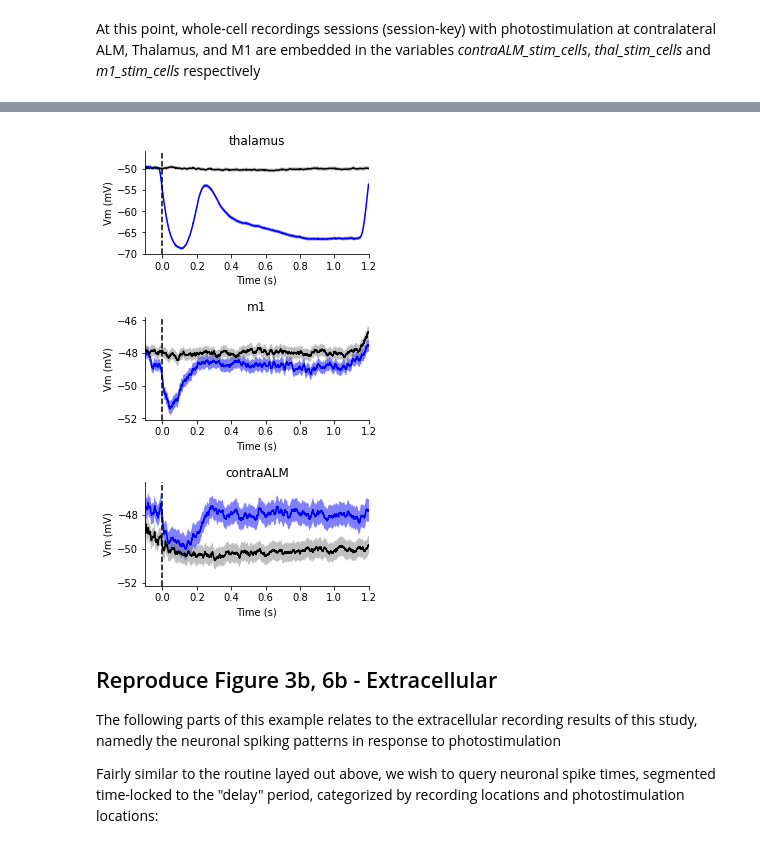
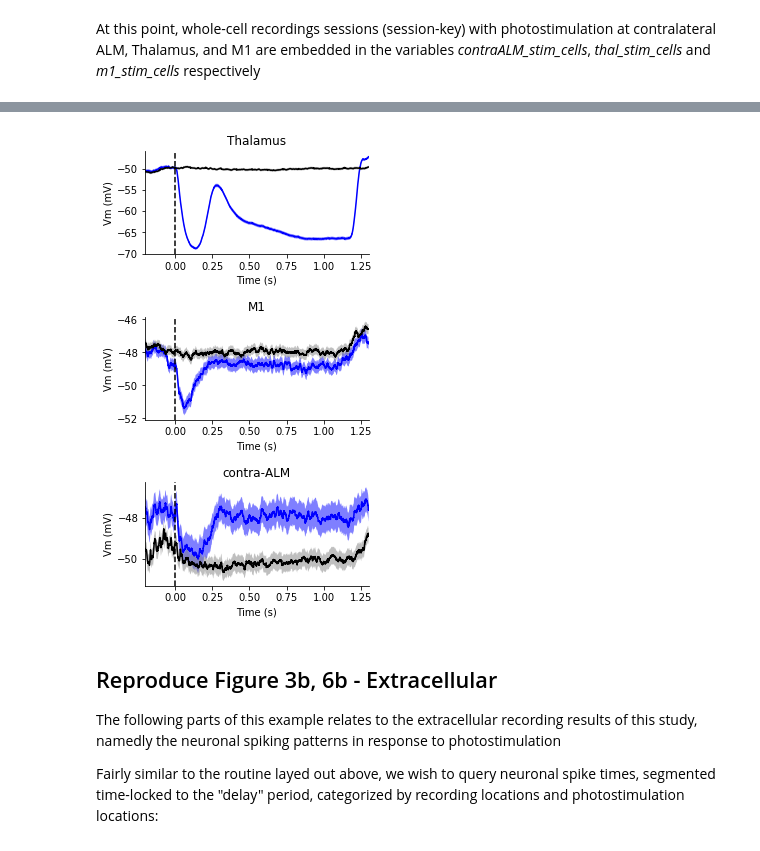
Before and after one commit to datajoint-company/DJ-NWB-Guo-Inagaki-2017, a Jupyter notebook: notebooks/guo-inagaki-2017_DataJoint_example.ipynb, the cells around one changed output, grey strips where cells are left out. Saved outputs shown, nothing was run; the diff lists cells and outputs as text; code cells hidden in the pictures.

Commit message:
update trial type labeling in ingest - update notebook, accounting for varying photostim onset across cells

```diff
--- a/notebooks/guo-inagaki-2017_DataJoint_example.ipynb
+++ b/notebooks/guo-inagaki-2017_DataJoint_example.ipynb
@@ -95,5 +100,26 @@ def query_segmented_intracellular(cell_key, trial_key, seg_param_key):
+# %%
+def query_segmented_intracellular(cells, ctrl_trial_cond, stim_trial_cond, seg_param_key):
+    ctrl_trials = (intracellular.TrialSegmentedMembranePotential & cells & seg_param_key
+             & (acquisition.TrialSet.Trial & ctrl_trial_cond)).fetch('KEY')
+    stim_trials = (intracellular.TrialSegmentedMembranePotential & cells & seg_param_key
+                 & (acquisition.TrialSet.Trial & stim_trial_cond)).fetch('KEY')
+
+    aom = (stimulation.TrialSegmentedPhotoStimulus & stim_trials).fetch('segmented_photostim')
+    aom = np.nanmean(np.vstack([d[:len(stim_tvec)] for d in aom]), axis=0)
+    stim_onset = stim_tvec[aom > 0.8*aom[stim_tvec>0].max()][0]
+
+    def make_data(trial_keys):
+        for k in trial_keys:
+            Vm = (intracellular.TrialSegmentedMembranePotential & k).fetch1('segmented_mp_wo_spike')[:len(mp_tvec)]
+
+            realigned_Vm = Vm[np.logical_and(mp_tvec - stim_onset >= pre_stim_dur, mp_tvec - stim_onset < post_stim_dur)]
+
+            yield realigned_Vm[:len(tvec)]
+
+    # stack data across trials and cells
+    return {'ctrl': np.vstack([d for d in list(make_data(ctrl_trials))]),
+            'stim': np.vstack([d for d in list(make_data(stim_trials))])}
 # %%
 # query trial-segmented data based on the cell and trial restrictors
-trial_segmented_ic = {ic_loc: {'stim': query_segmented_intracellular(ic_loc_key, stim_trial_cond, seg_param_key),
-                                'ctrl': query_segmented_intracellular(ic_loc_key, ctrl_trial_cond, seg_param_key)}
+trial_segmented_ic = {ic_loc: query_segmented_intracellular(ic_loc_key, ctrl_trial_cond, stim_trial_cond, seg_param_key)
                       for ic_loc, ic_loc_key in zip(('thalamus', 'm1', 'contraALM'), (thal_stim_cells, m1_stim_cells, contraALM_stim_cells))}
@@ -120,27 +126,26 @@ photostim_timelag = 0.1
 # %%
-def plot_with_sem(data1, data2, ax):
+def plot_with_sem(data1, data2, tvec, ax):
     for d, c, s in zip((data1, data2), ('b', 'k'), ('b', 'gray')):
-        v_mean = np.nanmean(d['data'], axis=0)
-        v_sem = np.nanstd(d['data'], axis=0) / np.sqrt(data1['data'].shape[0])
-        tvec = d['timestamps'] + photostim_timelag - 0.2  # shift by 200ms - align to 200ms after photostim onset
-        ax.plot(tvec, v_mean, c)
-        ax.fill_between(tvec, v_mean - v_sem, v_mean + v_sem, alpha=0.5, facecolor=s)
+        v_mean = np.nanmean(d, axis=0)
+        v_sem = np.nanstd(d, axis=0) / np.sqrt(d.shape[0])
+        ax.plot(tvec[:len(v_mean)], v_mean, c)
+        ax.fill_between(tvec[:len(v_mean)], v_mean - v_sem, v_mean + v_sem, alpha=0.5, facecolor=s)
     ax.axvline(x=0, linestyle='--', color='k')
     ax.spines['right'].set_visible(False)
     ax.spines['top'].set_visible(False)
 # %%
 # plot
-fig4, axs = plt.subplots(len(avg_trial_segmented_ic), 1, figsize=(4, 8))
+fig4, axs = plt.subplots(len(trial_segmented_ic), 1, figsize=(4, 8))
 fig4.subplots_adjust(hspace=0.6)
 
-for avg, ax, title in zip(avg_trial_segmented_ic.values(), axs, ('Thalamus', 'M1', 'contra-ALM')):
-    plot_with_sem(avg['stim'], avg['ctrl'], ax)
-    ax.set_xlim(-0.1, 1.2)
+for avg, ax, title in zip(trial_segmented_ic.values(), axs, ('Thalamus', 'M1', 'contra-ALM')):
+    plot_with_sem(avg['stim'], avg['ctrl'], tvec, ax)
+    ax.set_xlim(pre_stim_dur, post_stim_dur)
     ax.set_xlabel('Time (s)')
     ax.set_ylabel('Vm (mV)')
     ax.set_title(title)
 # %% [output]
-[figure, old version]
+[figure, new version]
 # %% [markdown]
 ## Reproduce Figure 3b, 6b - Extracellular
 The following parts of this example relates to the extracellular recording results of this study, namedly the neuronal spiking patterns in response to photostimulation
```
Also changed, not shown: parts of 22 cells of this notebook, 1 other file.
